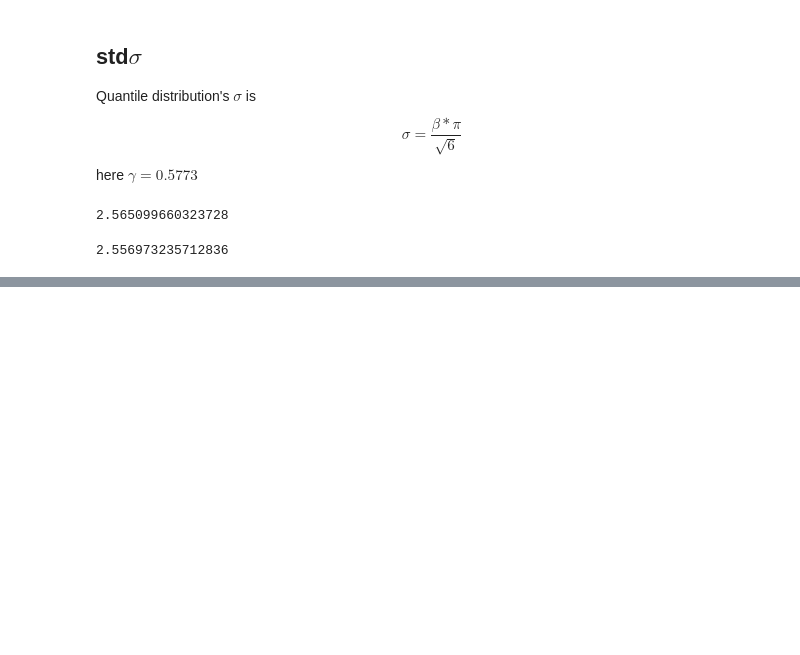
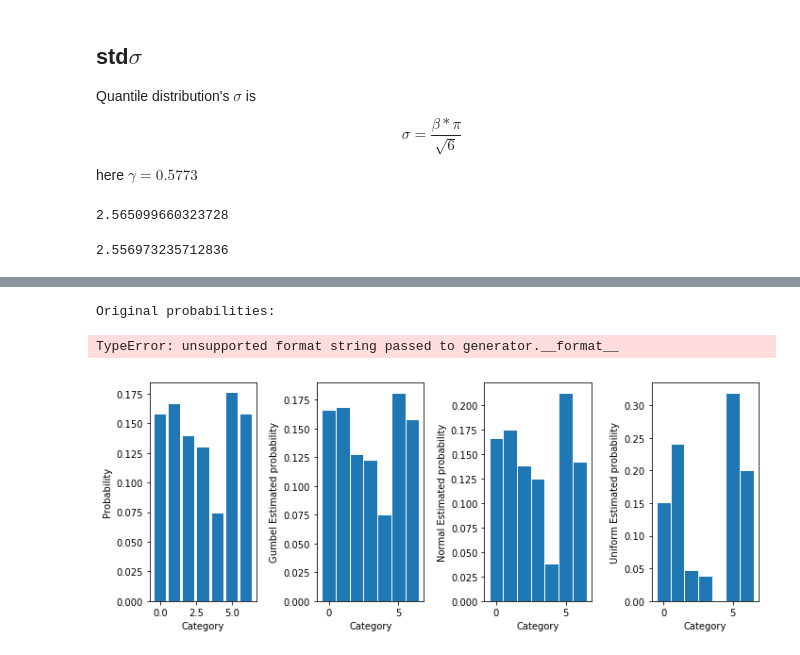
Before and after one commit to ThomasMrY/ThomasNotes, a Jupyter notebook: Gumbel distribution learning.ipynb, the cells around one changed output, grey strips where cells are left out. Saved outputs shown, nothing was run; the diff lists cells and outputs as text; code cells hidden in the pictures; blank space fills up the shorter version.

```diff
--- a/Gumbel distribution learning.ipynb
+++ b/Gumbel distribution learning.ipynb
@@ -98,0 +244,43 @@ np.std(q)
+# %%
+def sample_gumbel(logits):
+    noise = np.random.gumbel(size=len(logits))
+    sample = np.argmax(logits+noise)
+    return sample
+gumbel_samples = [sample_gumbel(logits) for _ in range(n_samples)]
+
+def sample_uniform(logits):
+    noise = np.random.uniform(size=len(logits))
+    sample = np.argmax(logits+noise)
+    return sample
+uniform_samples = [sample_uniform(logits) for _ in range(n_samples)]
+
+def sample_normal(logits):
+    noise = np.random.normal(size=len(logits))
+    sample = np.argmax(logits+noise)
+    return sample
+normal_samples = [sample_normal(logits) for _ in range(n_samples)]
+
+plt.figure(figsize=(10,4))
+plt.subplot(1,4,1)
+plot_probs()
+plt.subplot(1,4,2)
+gumbel_estd_probs = plot_estimated_probs(gumbel_samples,'Gumbel ')
+plt.subplot(1,4,3)
+normal_estd_probs = plot_estimated_probs(normal_samples,'Normal ')
+plt.subplot(1,4,4)
+uniform_estd_probs = plot_estimated_probs(uniform_samples,'Uniform ')
+plt.tight_layout()
+
+print('Original probabilities:\t\t',end='')
+print_probs(probs)
+print('Gumbel Estimated probabilities:\t',end='')
+print_probs(gumbel_estd_probs)
+print('Normal Estimated probabilities:\t',end='')
+print_probs(normal_estd_probs)
+print('Uniform Estimated probabilities:',end='')
+print_probs(uniform_estd_probs)
+plt.show()
+# %% [output]
+Original probabilities:
+TypeError: unsupported format string passed to generator.__format__
+[figure, added]
```
Also changed, not shown: parts of 7 cells of this notebook, 3 other files.
